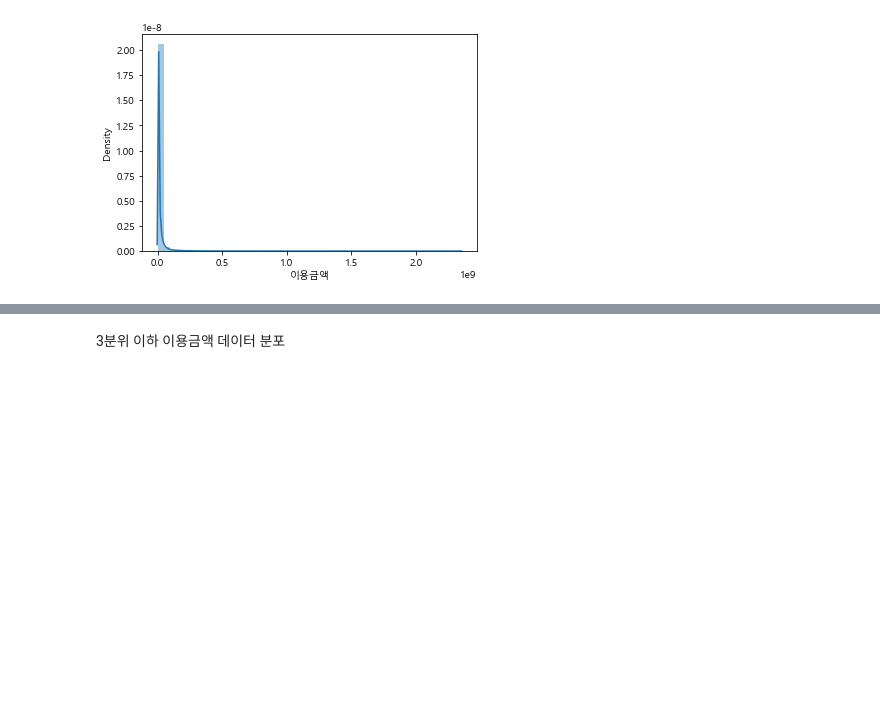
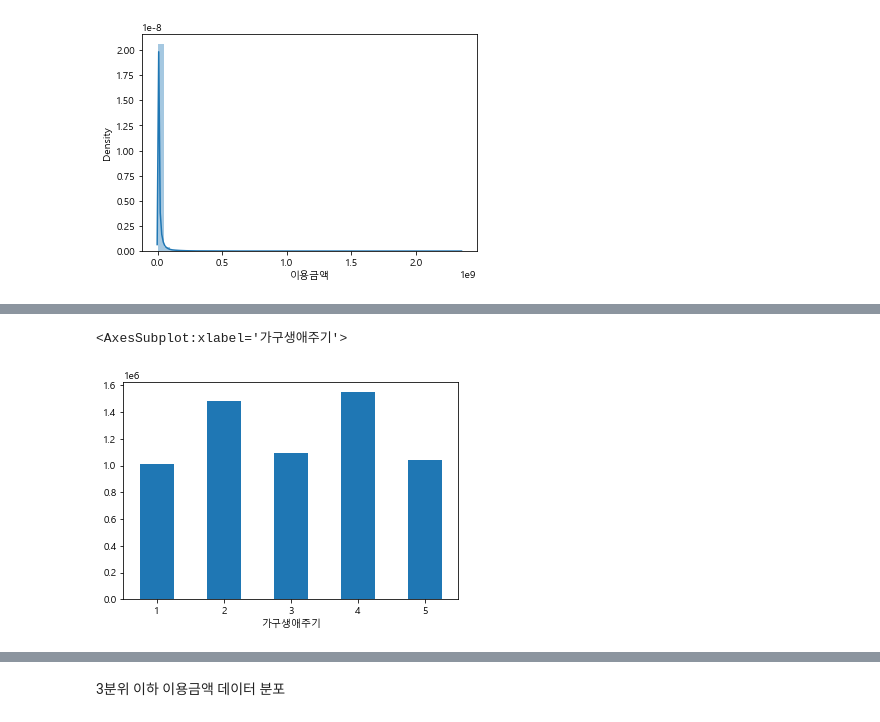
Before and after one commit to kkh9198/PROJECT_2, a Jupyter notebook: PROJECT_2.ipynb, the cells around one changed output, grey strips where cells are left out. Saved outputs shown, nothing was run; the diff lists cells and outputs as text; code cells hidden in the pictures; blank space fills up the shorter version.

```diff
--- a/PROJECT_2.ipynb
+++ b/PROJECT_2.ipynb
@@ -320,0 +338,5 @@ sns.distplot(df_high['이용금액']);
+# %%
+df_high.groupby('가구생애주기')['가구생애주기'].count().plot.bar(rot=0)
+# %% [output]
+<AxesSubplot:xlabel='가구생애주기'>
+[figure, added]
```
Also changed, not shown: parts of 13 cells of this notebook.
